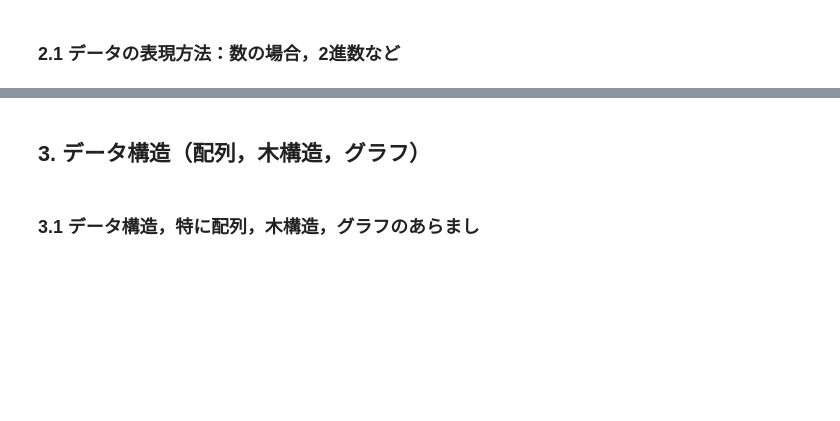
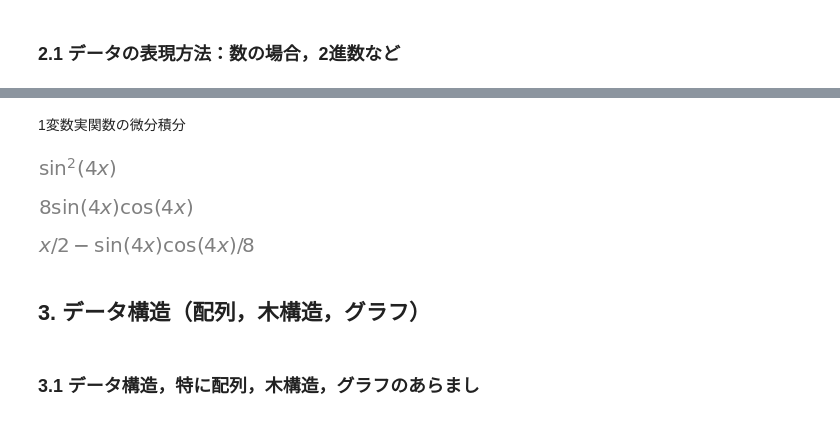
Before and after one commit to MDASH-shinshu/MDASH-T-DE, a Jupyter notebook: 2/2_data_expression_colab.ipynb, the cells around one changed output, grey strips where cells are left out. Drawn from its saved outputs; the diff is of its cells as text; code cells hidden in the pictures; blank space fills up the shorter version.

```diff
--- a/2/2_data_expression_colab.ipynb
+++ b/2/2_data_expression_colab.ipynb
@@ -106,3 +218,19 @@
+# %% [markdown]
+1変数実関数の微分積分
+# %%
+def f(x): return sym.sin(4*x)**2  #　関数 f(x) を定義する (三角関数の例)
+#def f(x): return -sym.log(1-x)/x  #　関数 f(x) を定義する (対数関数の例)
+sym.simplify(f(x))
+# %% [output]
+[figure, added]
+# %%
+sym.diff(f(x), x, 1) # 変数xで f(x)を微分した結果を得る
+# %% [output]
+[figure, added]
+# %%
+sym.integrate(f(x), x) # 変数xで f(x)を積分した結果を得る
+# %% [output]
+[figure, added]
 # %% [markdown]
 ## 3. データ構造（配列，木構造，グラフ）
 # %% [markdown]
```
Also changed, not shown: parts of 29 cells of this notebook.
